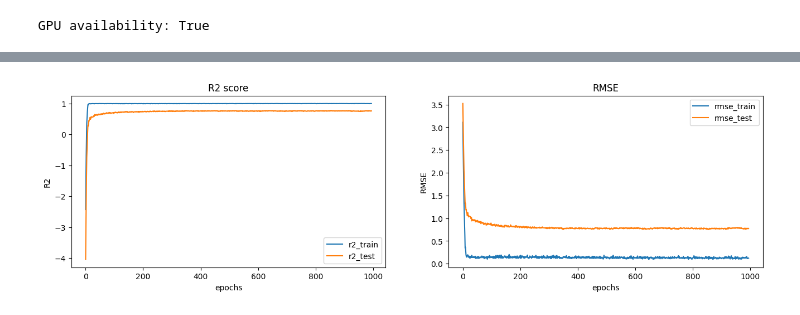
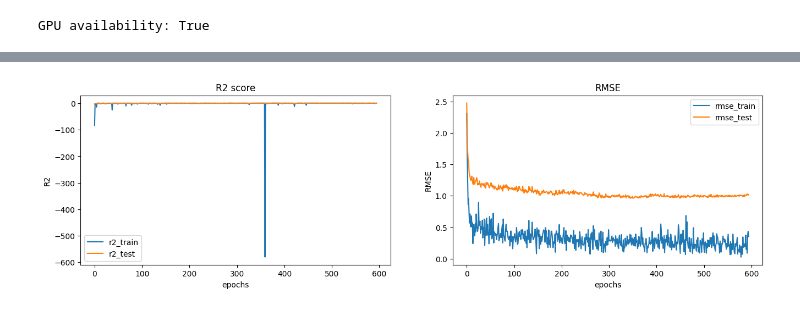
Before and after one commit to SmithWEN0/AIDD_Practice, a Jupyter notebook: 06_ANN_model_pytorch_transfer_learning.ipynb, the cells around one changed output, grey strips where cells are left out. Saved outputs shown, nothing was run; the diff lists cells and outputs as text; code cells hidden in the pictures.

```diff
--- a/06_ANN_model_pytorch_transfer_learning.ipynb
+++ b/06_ANN_model_pytorch_transfer_learning.ipynb
@@ -30,7 +30,7 @@ class prediction_model(nn.Module):
         self.batch1 = nn.BatchNorm1d(hidden1_size)
 
         self.hidden2 = nn.Linear(hidden1_size, hidden2_size)
-        # self.dropout2 = nn.Dropout(p=0.01)
+        self.dropout2 = nn.Dropout(p=0.01)
         self.batch2 = nn.BatchNorm1d(hidden2_size)
 
         # self.hidden3 = nn.Linear(hidden2_size, hidden3_size)
@@ -45,7 +45,7 @@ class prediction_model(nn.Module):
         result = F.leaky_relu(result)
 
         result = self.hidden2(result)
-        # result = self.dropout2(result)
+        result = self.dropout2(result)
         result = self.batch2(result)
         result = F.leaky_relu(result)
 
@@ -147,0 +145,4 @@ array([[0.  , 1.  , 0.  , ..., 0.  , 0.  , 3.22],
+# %%
+x_data_DB = pd.read_csv('./Data_BindingDB/x_value_train.csv')
+x_data_DB = x_data_DB.values
+x_data_DB
@@ -148,23 +157,21 @@ array([[0.  , 1.  , 0.  , ..., 0.  , 0.  , 3.22],
 # %%
-y_data = pd.read_csv('./data/y_value_train_with_ALogP.csv')
-y_data = y_data.values
+y_data_DB = pd.read_csv('./Data_BindingDB/y_value_train.csv')
+y_data_DB = y_data_DB.values
 # y_data
 # %%
 
 device = torch.device('cuda' if torch.cuda.is_available() else 'cpu')
 print('Using device', device)
-model = prediction_model(x_data.shape[1], 512, 256, 1)
+model = prediction_model(x_data_DB.shape[1], 512, 512, 1)
 loss_func = nn.MSELoss(reduction='mean')
 optimizer = torch.optim.Adam(model.parameters(), lr = 0.0001, weight_decay = 1e-5)
 
 model = model.to(device)
 loss = loss_func.to(device)
-epochs = 5000
-
-x_train, x_test, y_train, y_test = train_test_split(x_data, y_data, test_size = 0.2, random_state = 64)
+epochs = 3000
 
 
-final_R2_test, final_R2_train, final_rmse_test, final_rmse_train = train(model, x_data, y_data, optimizer, loss, epochs, device)
+final_R2_test, final_R2_train, final_rmse_test, final_rmse_train = train(model, x_data_DB, y_data_DB, optimizer, loss, epochs, device)
 
 # for plot
 final_R2_train = final_R2_train[5:]
@@ -201,23 +208,23 @@ average rmse on training dataset:0.13340274629099239, average rmse on testing da
 # %%
-x = [i for i in range(995)]
+x = [i for i in range(595)]
 fig = plt.figure(figsize=(16, 4))
 
 plt.subplot(1, 2, 1)
 plt.plot(x, final_R2_train, label = 'r2_train')
 plt.plot(x, final_R2_test, label = 'r2_test')
 plt.legend()
 plt.title('R2 score')
 plt.xlabel('epochs')
 plt.ylabel('R2')
 
 plt.subplot(1, 2, 2)
 plt.plot(x, final_rmse_train, label = 'rmse_train')
 plt.plot(x, final_rmse_test, label = 'rmse_test')
 plt.legend()
 plt.title('RMSE')
 plt.xlabel('epochs')
 plt.ylabel('RMSE')
 
 plt.show()
 # %% [output]
-[figure, old version]
+[figure, new version]
```
Also changed, not shown: parts of 10 cells of this notebook, 2 other files.
